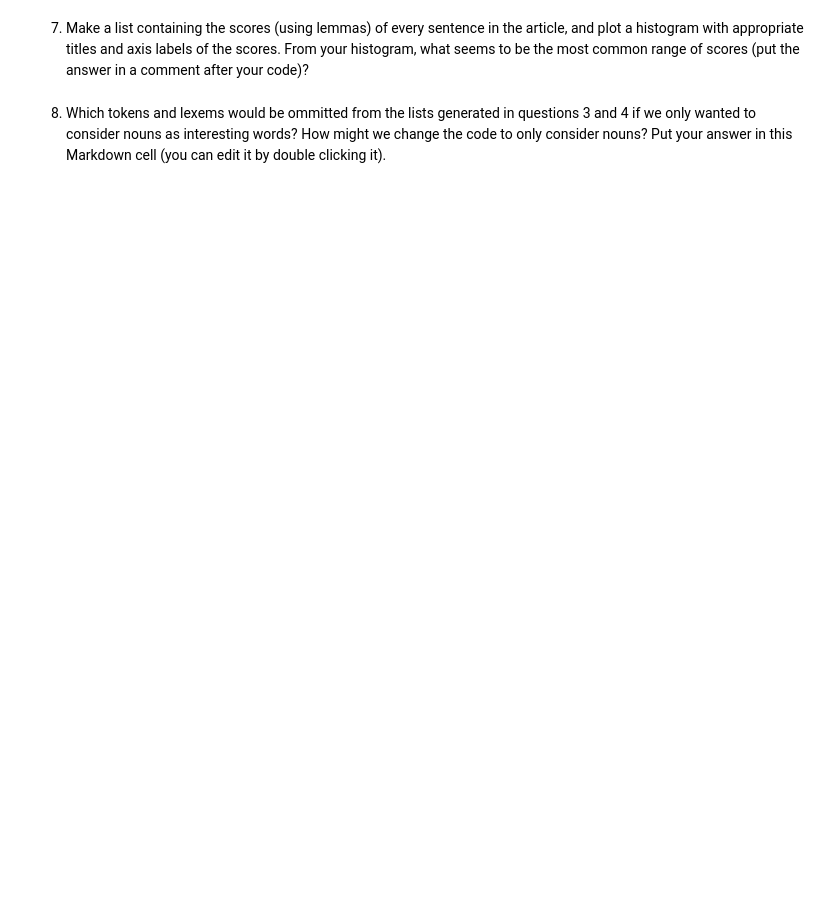
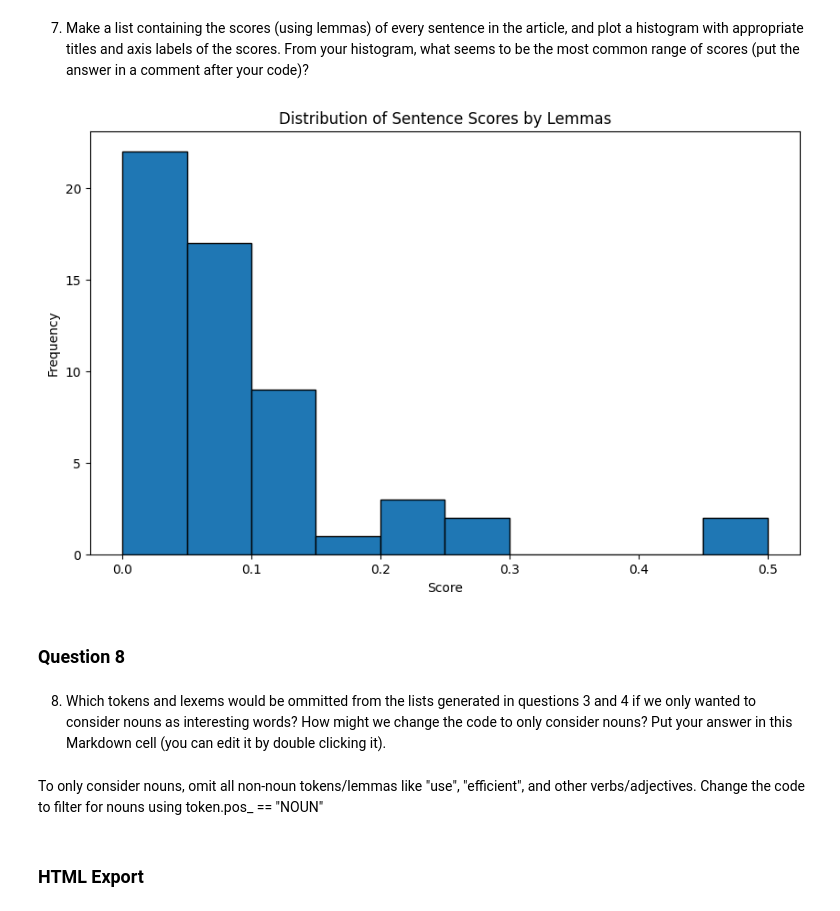
Before and after one commit to scottryanw/Module_6_44620, a Jupyter notebook: web-scraping.ipynb, the cells around one changed output. Cells and saved outputs as stored; diff of their text form; code cells hidden in the pictures; blank space fills up the shorter version.

```diff
--- a/web-scraping.ipynb
+++ b/web-scraping.ipynb
@@ -27,4 +249,47 @@ You may find some of the code from the in class notes useful; feel free to use m
 # %% [markdown]
 7. Make a list containing the scores (using lemmas) of every sentence in the article, and plot a histogram with appropriate titles and axis labels of the scores.  From your histogram, what seems to be the most common range of scores (put the answer in a comment after your code)?
+# %%
+import spacy
+import matplotlib.pyplot as plt
+
+# Load spaCy's trained pipeline
+nlp = spacy.load("en_core_web_sm")
+
+def score_sentence_by_lemma(sentence, interesting_lemmas):
+    """
+    Scores a sentence by the frequency of interesting lemmas.
+    """
+    doc = nlp(sentence)
+    lemmas = [token.lemma_.lower() for token in doc if not token.is_punct and not token.is_space]
+    count = sum(1 for lemma in lemmas if lemma in interesting_lemmas)
+    return count / len(lemmas) if lemmas else 0
+
+# Tokenize the text into sentences
+doc = nlp(text)
+sentences = [sent.text for sent in doc.sents]
+
+# Interesting lemmas
+interesting_lemmas = ['laser', 'headlight', 'technology', 'light', 'engine']
+
+# Calculate scores for each sentence using lemmas
+scores_lemmas = [score_sentence_by_lemma(sentence, interesting_lemmas) for sentence in sentences]
+
+# Plot the histogram for lemmas
+plt.figure(figsize=(10, 6))
+plt.hist(scores_lemmas, bins=10, edgecolor="black")
+plt.title("Distribution of Sentence Scores by Lemmas")
+plt.xlabel("Score")
+plt.ylabel("Frequency")
+plt.show()
+
+# Comment: The most common range of scores seems to be between 0 and 0.1.
+# %% [output]
+[figure, added]
+# %% [markdown]
+### Question 8
 # %% [markdown]
 8. Which tokens and lexems would be ommitted from the lists generated in questions 3 and 4 if we only wanted to consider nouns as interesting words?  How might we change the code to only consider nouns? Put your answer in this Markdown cell (you can edit it by double clicking it).
+# %% [markdown]
+To only consider nouns, omit all non-noun tokens/lemmas like "use", "efficient", and other verbs/adjectives. Change the code to filter for nouns using token.pos_ == "NOUN"
+# %% [markdown]
+### HTML Export
```
Also changed, not shown: parts of 17 cells of this notebook, 3 other files.
